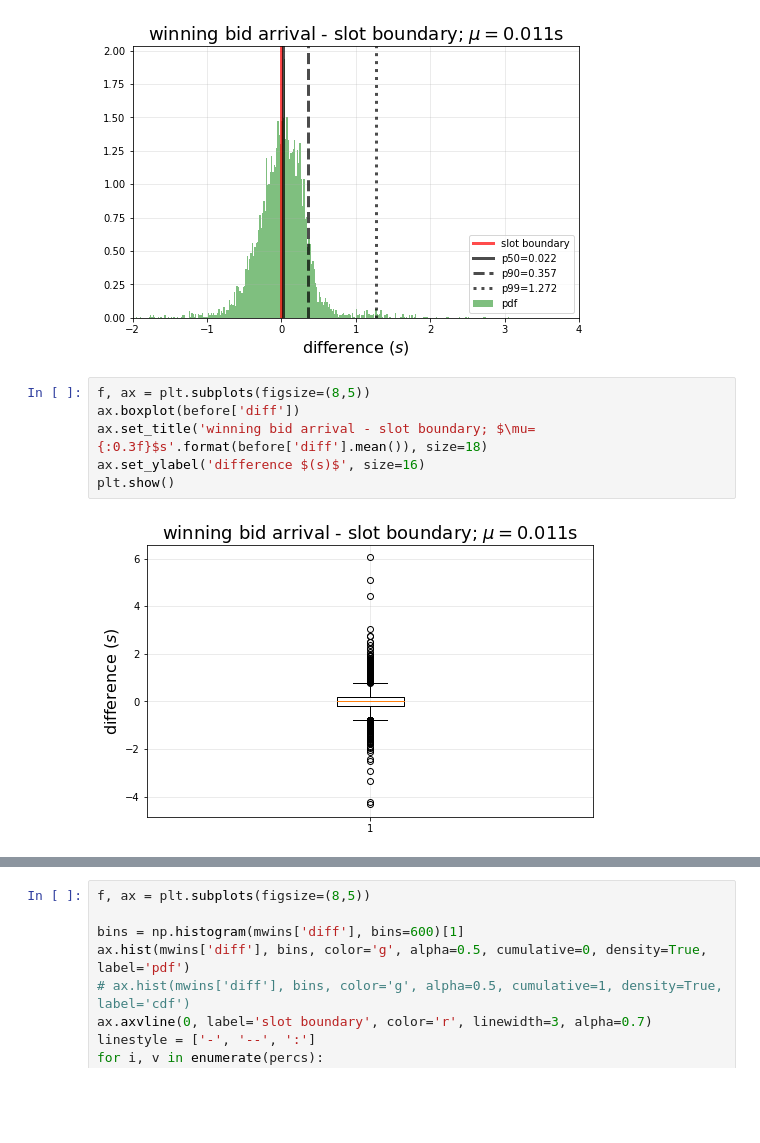
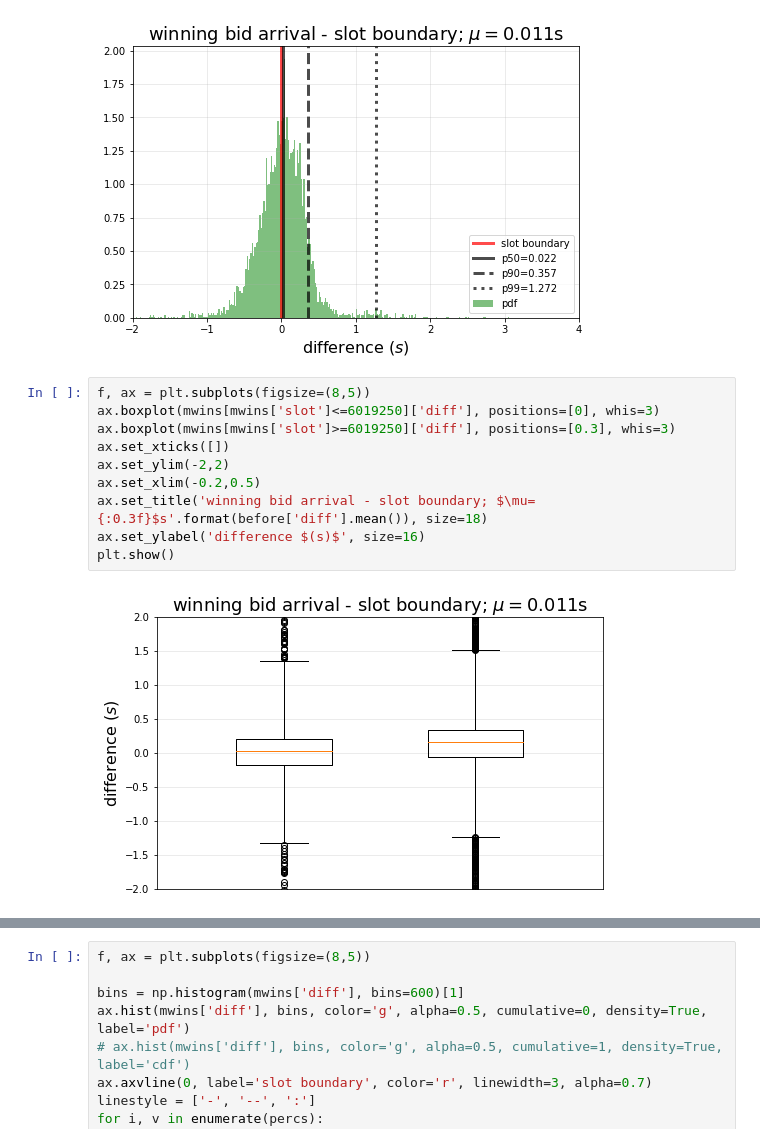
Before and after one commit to michaelneuder/relay-data, a Jupyter notebook: frontier.ipynb, the cells around one changed output, grey strips where cells are left out. Drawn from its saved outputs; the diff is of its cells as text; blank space fills up the shorter version.

```diff
--- a/frontier.ipynb
+++ b/frontier.ipynb
@@ -164,9 +164,13 @@ plt.show()
 [figure]
 # %%
 f, ax = plt.subplots(figsize=(8,5))
-ax.boxplot(before['diff'])
+ax.boxplot(mwins[mwins['slot']<=6019250]['diff'], positions=[0], whis=3)
+ax.boxplot(mwins[mwins['slot']>=6019250]['diff'], positions=[0.3], whis=3)
+ax.set_xticks([])
+ax.set_ylim(-2,2)
+ax.set_xlim(-0.2,0.5)
 ax.set_title('winning bid arrival - slot boundary; $\mu={:0.3f}$s'.format(before['diff'].mean()), size=18)
 ax.set_ylabel('difference $(s)$', size=16)
 plt.show()
 # %% [output]
-[figure, old version]
+[figure, new version]
```
Also changed, not shown: parts of 6 cells of this notebook, 8 other files.
